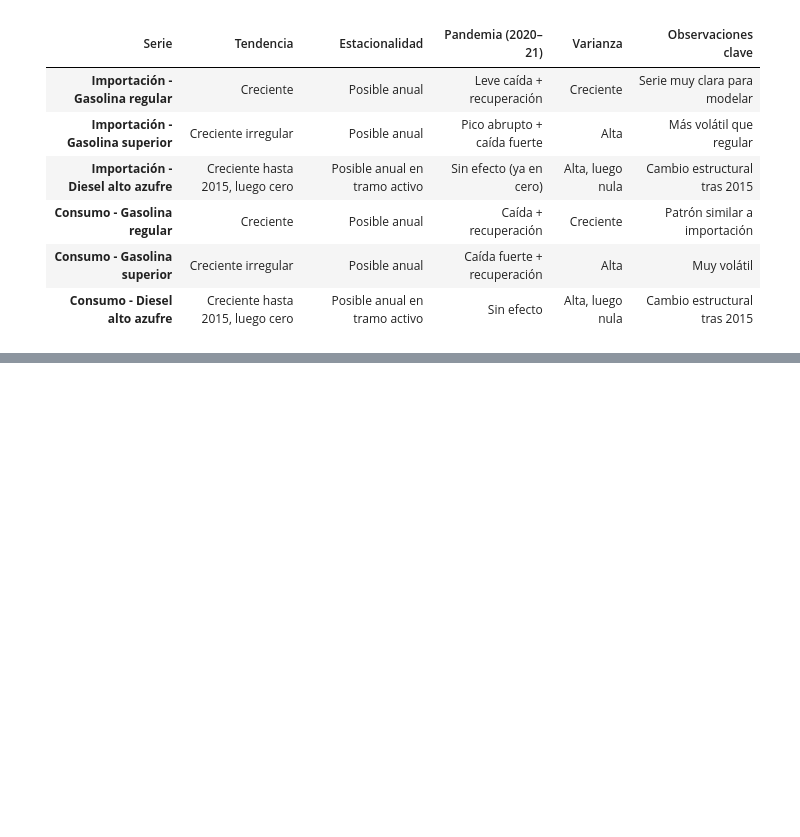
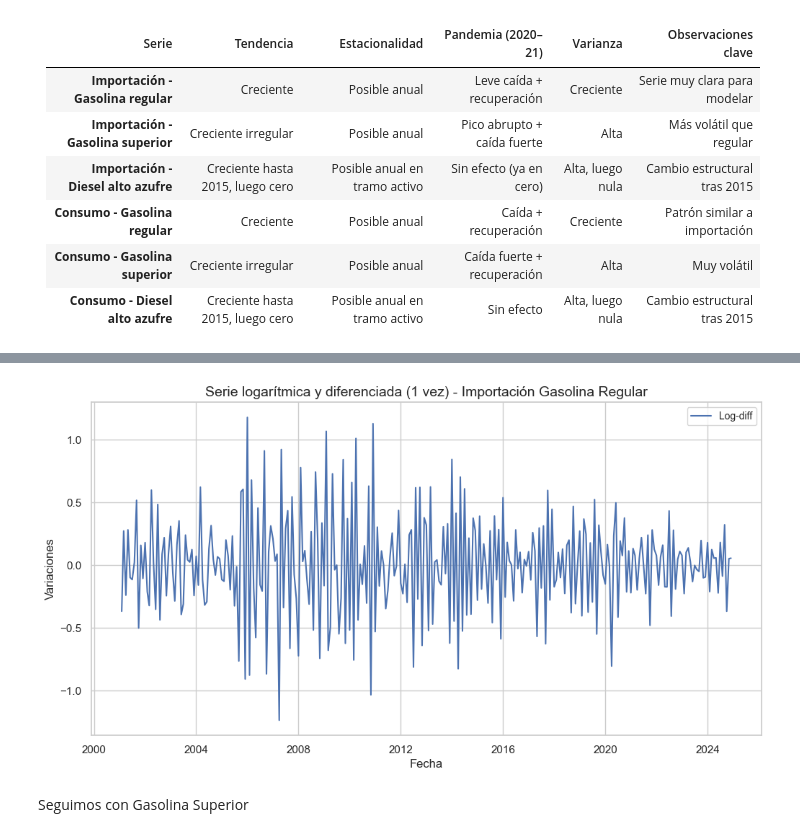
Before and after one commit to DiegoLinares11/Lab1-Data-Science, a Jupyter notebook: analisis.ipynb, the cells around one changed output, grey strips where cells are left out. Cells and saved outputs as stored; diff of their text form; code cells hidden in the pictures; blank space fills up the shorter version.

```diff
--- a/analisis.ipynb
+++ b/analisis.ipynb
@@ -393,0 +448,4 @@ Evolucion por año
+# %%
+serie_log_diff1 = serie_log.diff()
+print("\n### ADF después de 1ra diferenciación ###")
+prueba_adf(serie_log_diff1)
@@ -393,0 +464,12 @@ Evolucion por año
+# %%
+plt.figure(figsize=(12,6))
+plt.plot(serie_log_diff1, label='Log-diff')
+plt.title("Serie logarítmica y diferenciada (1 vez) - Importación Gasolina Regular")
+plt.xlabel("Fecha")
+plt.ylabel("Variaciones")
+plt.legend()
+plt.show()
+# %% [output]
+[figure, added]
+# %% [markdown]
+Seguimos con Gasolina Superior
```
Also changed, not shown: parts of 56 cells of this notebook.
